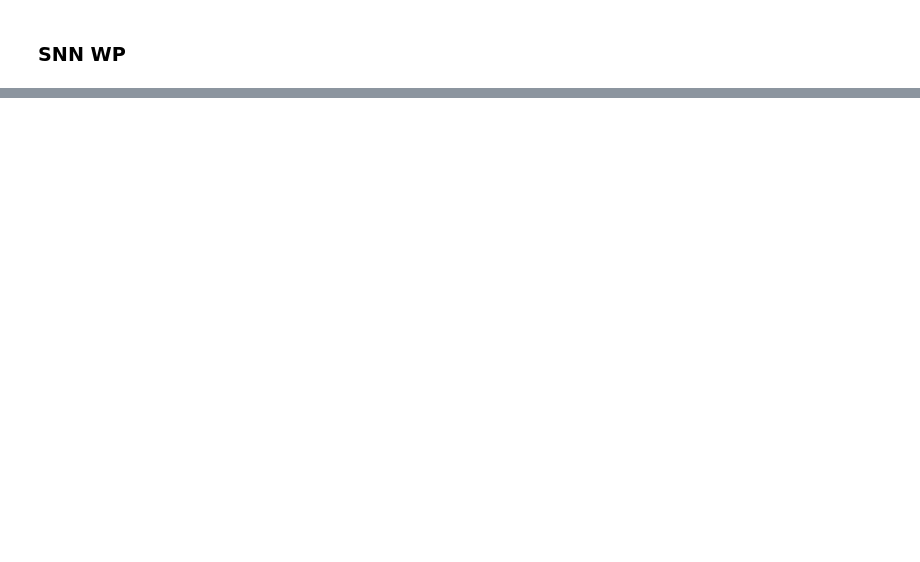
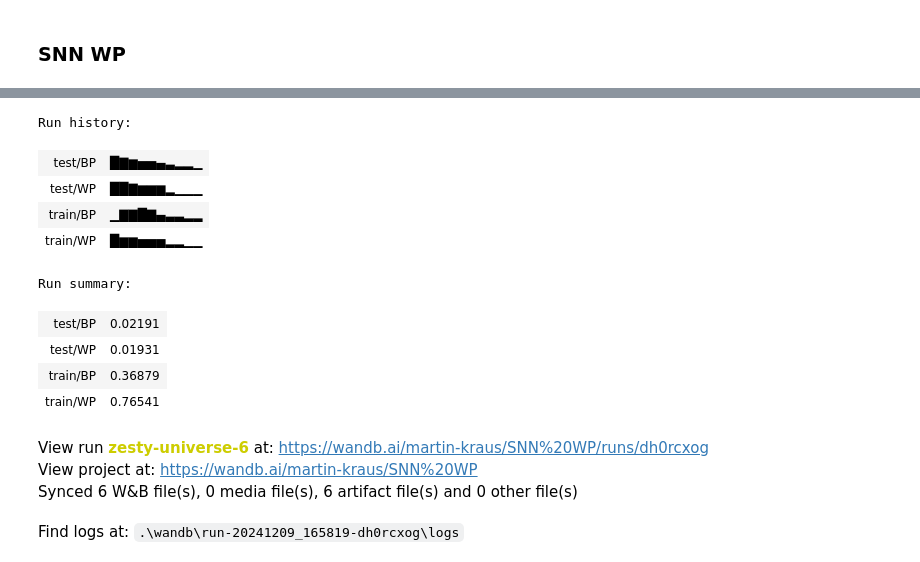
Before and after one commit to ellahas/snn-wp, a Jupyter notebook: SNN_WP_regression.ipynb, the cells around one changed output, grey strips where cells are left out. Saved outputs shown, nothing was run; the diff lists cells and outputs as text; code cells hidden in the pictures; blank space fills up the shorter version.

Commit message:
added wandb tracking

```diff
--- a/SNN_WP_regression.ipynb
+++ b/SNN_WP_regression.ipynb
@@ -366,0 +446,17 @@ Epoch 9, Test MSE: 0.05
+# %%
+wandb.finish()
+# %% [output]
+Run history:
+| test/BP | █▇▆▅▅▄▃▂▂▁ |
+| test/WP | ██▇▆▆▆▂▁▁▁ |
+| train/BP | ▁▇▇█▇▄▃▃▂▂ |
+| train/WP | █▆▆▅▅▅▂▂▁▁ |
+Run summary:
+| test/BP | 0.02191 |
+| test/WP | 0.01931 |
+| train/BP | 0.36879 |
+| train/WP | 0.76541 |
+View run zesty-universe-6 at: https://wandb.ai/martin-kraus/SNN%20WP/runs/dh0rcxog
+View project at: https://wandb.ai/martin-kraus/SNN%20WP
+Synced 6 W&B file(s), 0 media file(s), 6 artifact file(s) and 0 other file(s)
+Find logs at: .\wandb\run-20241209_165819-dh0rcxog\logs
```
Also changed, not shown: parts of 13 cells of this notebook, 1 other file.
